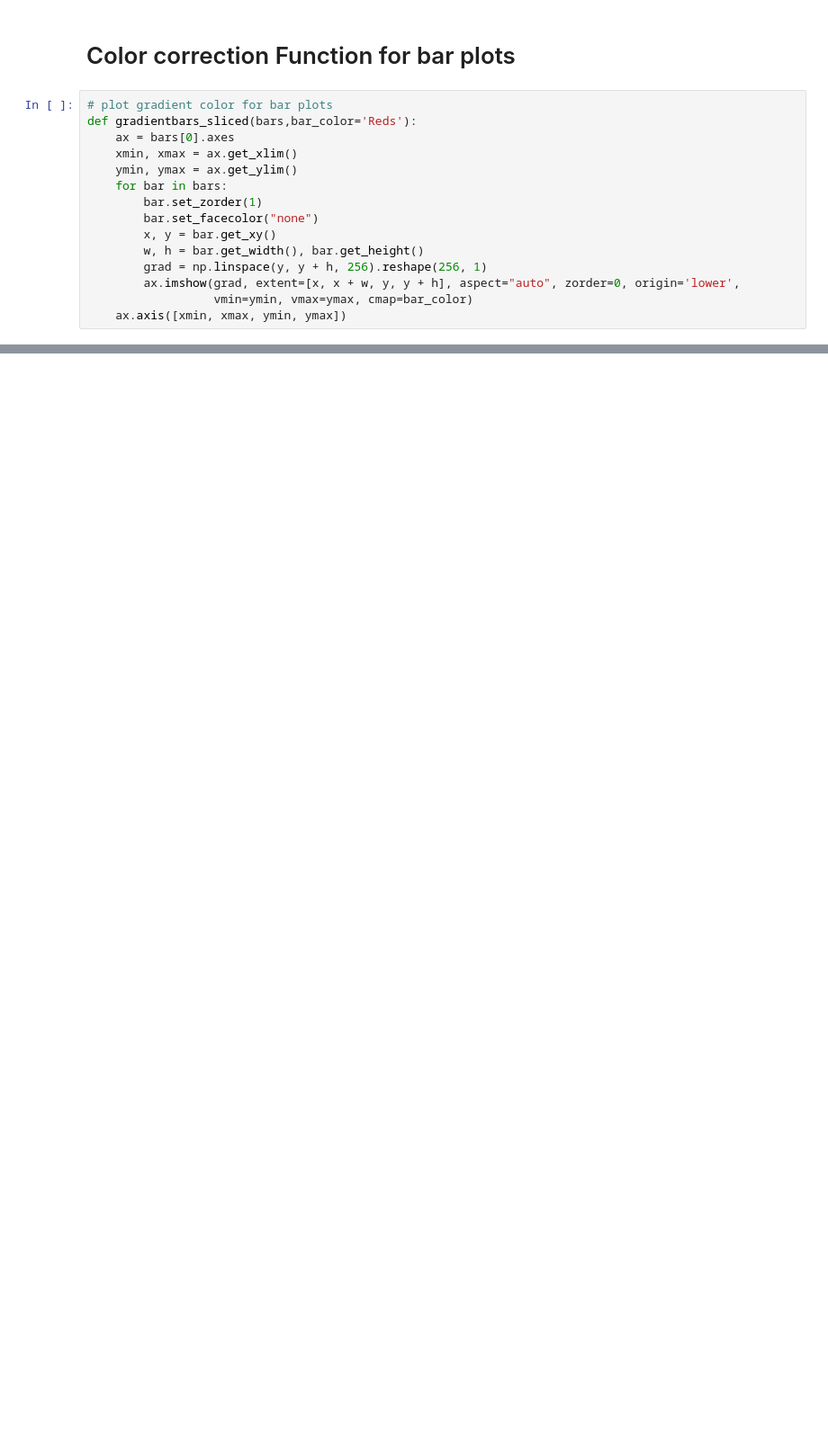
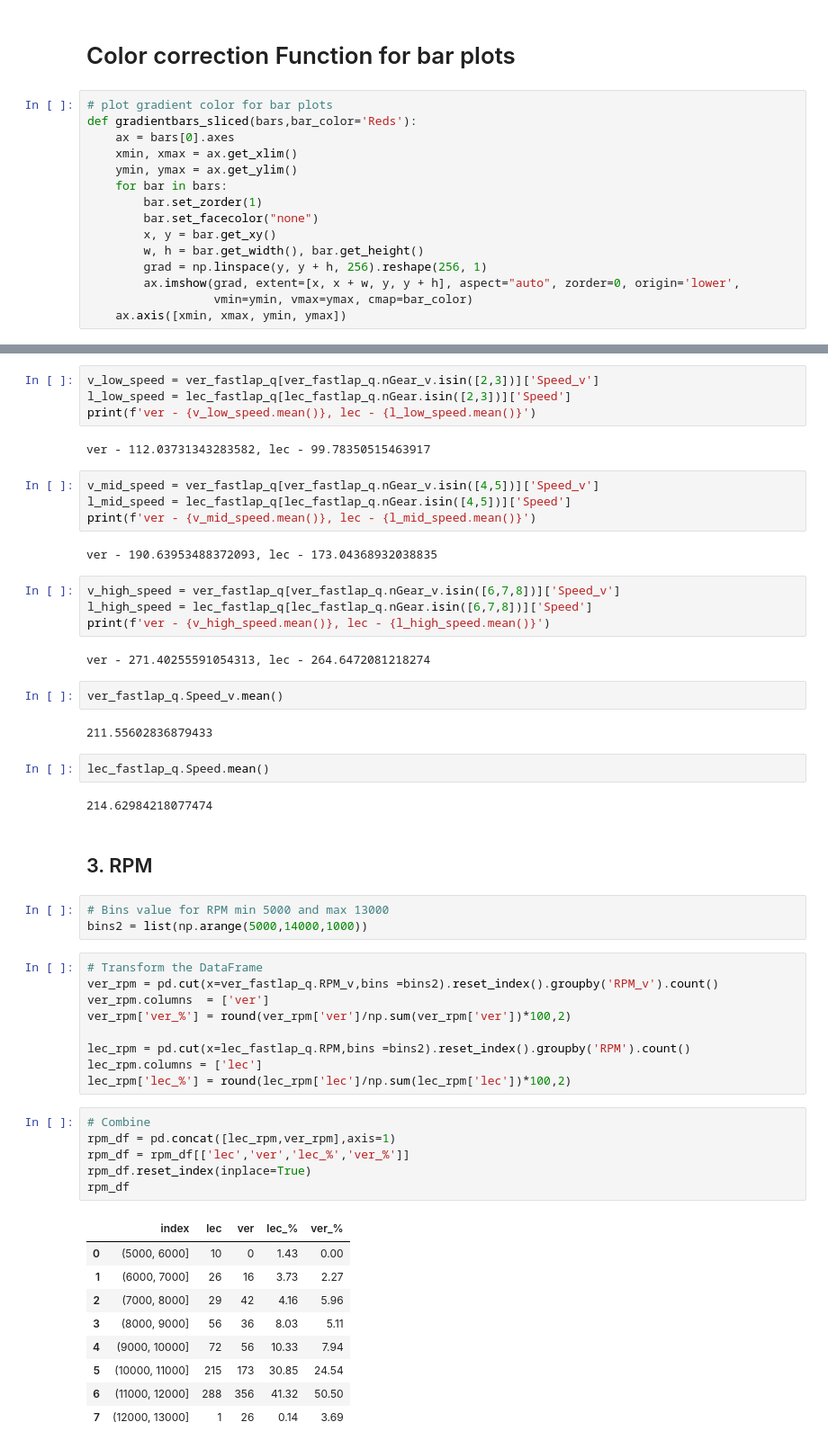
Before and after one commit to drax3/formula_1_visualized, a Jupyter notebook: ferrari_n_redbull_2022_bahrain_qualifying_visualized.ipynb, the cells around one changed output, grey strips where cells are left out. Shown at 90% size. Cells and saved outputs as stored; diff of their text form; blank space fills up the shorter version.

```diff
--- a/ferrari_n_redbull_2022_bahrain_qualifying_visualized.ipynb
+++ b/ferrari_n_redbull_2022_bahrain_qualifying_visualized.ipynb
@@ -445,0 +595,56 @@ TypeError: unsupported operand type(s) for -: 'NoneType' and 'int'
+# %%
+v_low_speed = ver_fastlap_q[ver_fastlap_q.nGear_v.isin([2,3])]['Speed_v']
+l_low_speed = lec_fastlap_q[lec_fastlap_q.nGear.isin([2,3])]['Speed']
+print(f'ver - {v_low_speed.mean()}, lec - {l_low_speed.mean()}')
+# %% [output]
+ver - 112.03731343283582, lec - 99.78350515463917
+# %%
+v_mid_speed = ver_fastlap_q[ver_fastlap_q.nGear_v.isin([4,5])]['Speed_v']
+l_mid_speed = lec_fastlap_q[lec_fastlap_q.nGear.isin([4,5])]['Speed']
+print(f'ver - {v_mid_speed.mean()}, lec - {l_mid_speed.mean()}')
+# %% [output]
+ver - 190.63953488372093, lec - 173.04368932038835
+# %%
+v_high_speed = ver_fastlap_q[ver_fastlap_q.nGear_v.isin([6,7,8])]['Speed_v']
+l_high_speed = lec_fastlap_q[lec_fastlap_q.nGear.isin([6,7,8])]['Speed']
+print(f'ver - {v_high_speed.mean()}, lec - {l_high_speed.mean()}')
+# %% [output]
+ver - 271.40255591054313, lec - 264.6472081218274
+# %%
+ver_fastlap_q.Speed_v.mean()
+# %% [output]
+211.55602836879433
+# %%
+lec_fastlap_q.Speed.mean()
+# %% [output]
+214.62984218077474
+# %% [markdown]
+## 3. RPM
+# %%
+# Bins value for RPM min 5000 and max 13000
+bins2 = list(np.arange(5000,14000,1000))
+# %%
+# Transform the DataFrame
+ver_rpm = pd.cut(x=ver_fastlap_q.RPM_v,bins =bins2).reset_index().groupby('RPM_v').count()
+ver_rpm.columns  = ['ver']
+ver_rpm['ver_%'] = round(ver_rpm['ver']/np.sum(ver_rpm['ver'])*100,2)
+
+lec_rpm = pd.cut(x=lec_fastlap_q.RPM,bins =bins2).reset_index().groupby('RPM').count()
+lec_rpm.columns = ['lec']
+lec_rpm['lec_%'] = round(lec_rpm['lec']/np.sum(lec_rpm['lec'])*100,2)
+# %%
+# Combine
+rpm_df = pd.concat([lec_rpm,ver_rpm],axis=1)
+rpm_df = rpm_df[['lec','ver','lec_%','ver_%']]
+rpm_df.reset_index(inplace=True)
+rpm_df
+# %% [output]
+|  | index | lec | ver | lec_% | ver_% |
+| 0 | (5000, 6000] | 10 | 0 | 1.43 | 0.00 |
+| 1 | (6000, 7000] | 26 | 16 | 3.73 | 2.27 |
+| 2 | (7000, 8000] | 29 | 42 | 4.16 | 5.96 |
+| 3 | (8000, 9000] | 56 | 36 | 8.03 | 5.11 |
+| 4 | (9000, 10000] | 72 | 56 | 10.33 | 7.94 |
+| 5 | (10000, 11000] | 215 | 173 | 30.85 | 24.54 |
+| 6 | (11000, 12000] | 288 | 356 | 41.32 | 50.50 |
+| 7 | (12000, 13000] | 1 | 26 | 0.14 | 3.69 |
```
Also changed, not shown: parts of 36 cells of this notebook, 12 other files.
